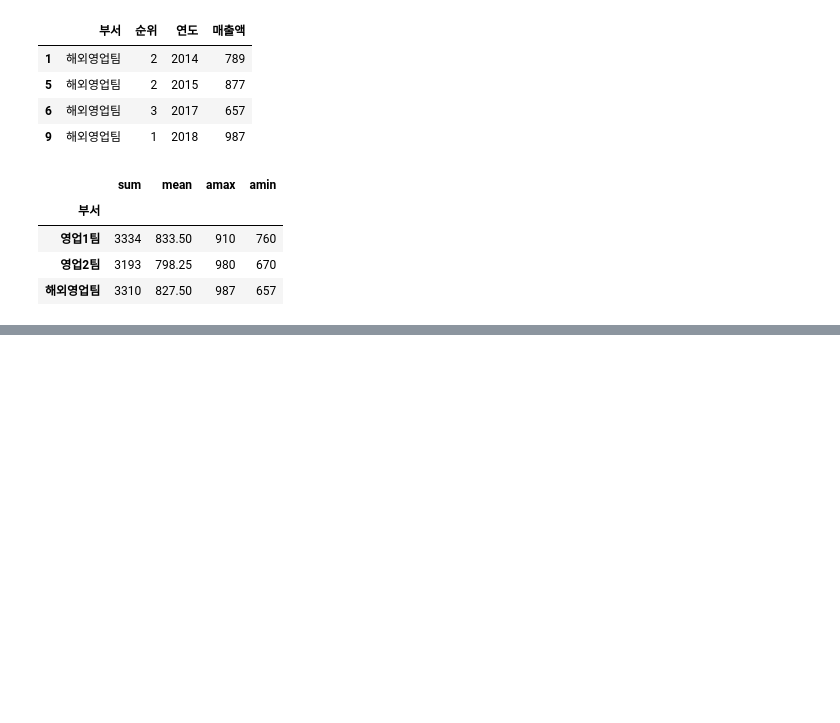
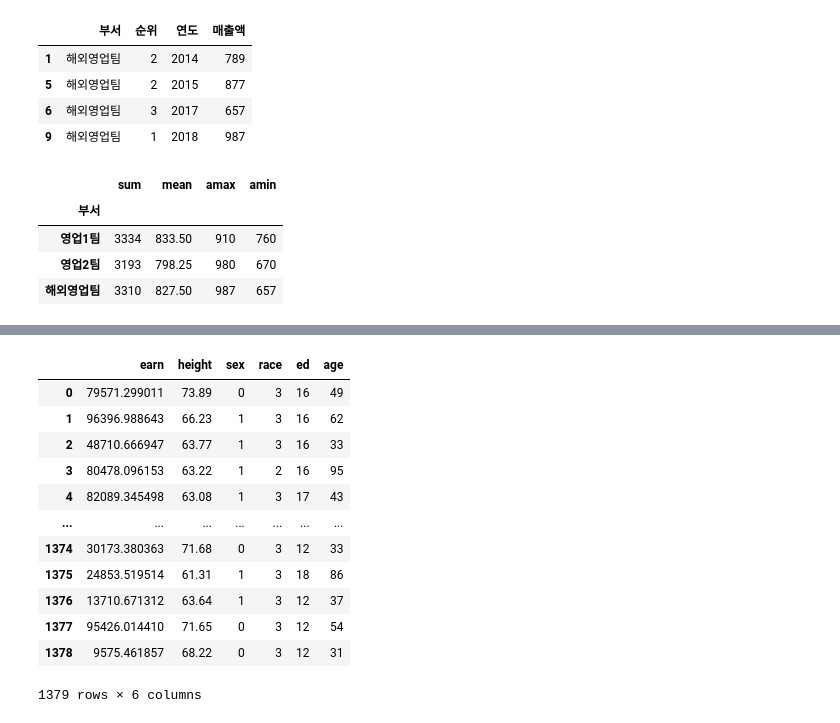
Before and after one commit to jjh9329/numpy-study, a Jupyter notebook: 02.Pandas/Pandas 실습.ipynb, the cells around one changed output, grey strips where cells are left out. Drawn from its saved outputs; the diff is of its cells as text; code cells hidden in the pictures; blank space fills up the shorter version.

```diff
--- a/02.Pandas/Pandas 실습.ipynb
+++ b/02.Pandas/Pandas 실습.ipynb
@@ -1834,0 +2186,4 @@ grouped['매출액'].agg([np.sum,np.mean,np.max,np.min])
+# %%
+df = pd.read_csv('wages.csv')
+df.shape
+df.head(10)
@@ -1834,0 +2202,5 @@ grouped['매출액'].agg([np.sum,np.mean,np.max,np.min])
+# %%
+#성별을 0,1로 수정
+df['sex'] = df['sex'].map({'male':0, 'female':1})
+#df['sex'] = df['sex'].map(lambda x : 0 if x == 'male' else 1)
+df.head(10)
@@ -1834,0 +2219,25 @@ grouped['매출액'].agg([np.sum,np.mean,np.max,np.min])
+# %%
+#race 컬럼 값 라벨링
+li_race = df['race'].unique()
+li_race.sort()
+# %%
+# df['race'] = df['race'].map({'white':0,'other':3,'hispanic':2,'black':1})
+# df
+dic_race = { v: i for i,v in enumerate(li_race)}
+df['race'] = df['race'].map(dic_race)
+# %%
+df
+# %% [output]
+|  | earn | height | sex | race | ed | age |
+| 0 | 79571.299011 | 73.89 | 0 | 3 | 16 | 49 |
+| 1 | 96396.988643 | 66.23 | 1 | 3 | 16 | 62 |
+| 2 | 48710.666947 | 63.77 | 1 | 3 | 16 | 33 |
+| 3 | 80478.096153 | 63.22 | 1 | 2 | 16 | 95 |
+| 4 | 82089.345498 | 63.08 | 1 | 3 | 17 | 43 |
+| ... | ... | ... | ... | ... | ... | ... |
+| 1374 | 30173.380363 | 71.68 | 0 | 3 | 12 | 33 |
+| 1375 | 24853.519514 | 61.31 | 1 | 3 | 18 | 86 |
+| 1376 | 13710.671312 | 63.64 | 1 | 3 | 12 | 37 |
+| 1377 | 95426.014410 | 71.65 | 0 | 3 | 12 | 54 |
+| 1378 | 9575.461857 | 68.22 | 0 | 3 | 12 | 31 |
+1379 rows × 6 columns
```
Also changed, not shown: parts of 68 cells of this notebook, 6 other files.
